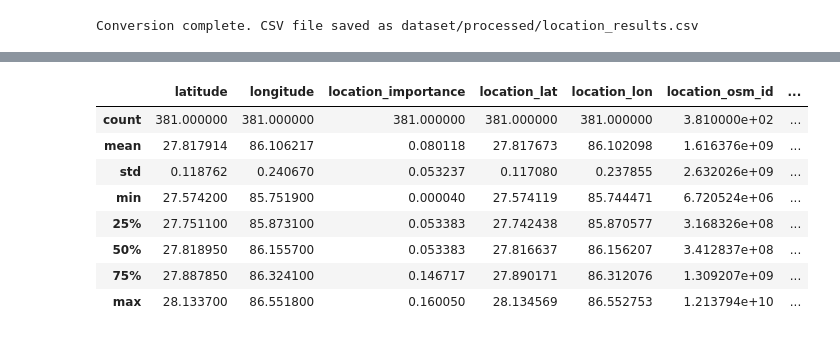
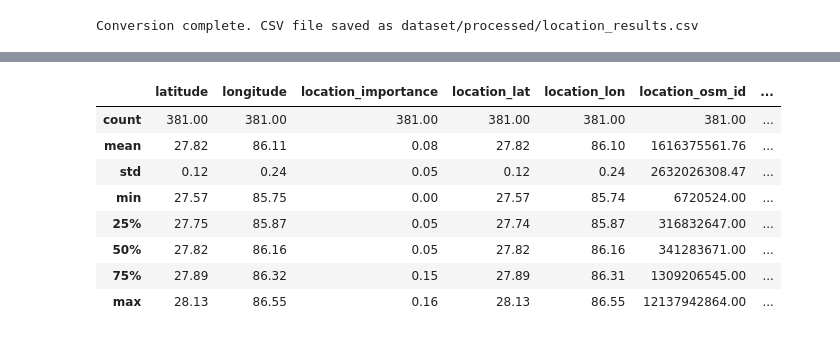
Before and after one commit to sahrohit/trekking-route-planner, a Jupyter notebook: notebook.ipynb, the cells around one changed output, grey strips where cells are left out. Saved outputs shown, nothing was run; the diff lists cells and outputs as text; code cells hidden in the pictures.

```diff
--- a/notebook.ipynb
+++ b/notebook.ipynb
@@ -375,14 +375,16 @@ Data columns (total 20 columns):
 dtypes: float64(5), int64(4), object(11)
 memory usage: 59.7+ KB
-# %%
-df.describe()
-# %% [output]
-|  | latitude | longitude | location_importance | location_lat | location_lon | location_osm_id | ... |
-| count | 381.000000 | 381.000000 | 381.000000 | 381.000000 | 381.000000 | 3.810000e+02 | ... |
-| mean | 27.817914 | 86.106217 | 0.080118 | 27.817673 | 86.102098 | 1.616376e+09 | ... |
-| std | 0.118762 | 0.240670 | 0.053237 | 0.117080 | 0.237855 | 2.632026e+09 | ... |
-| min | 27.574200 | 85.751900 | 0.000040 | 27.574119 | 85.744471 | 6.720524e+06 | ... |
-| 25% | 27.751100 | 85.873100 | 0.053383 | 27.742438 | 85.870577 | 3.168326e+08 | ... |
-| 50% | 27.818950 | 86.155700 | 0.053383 | 27.816637 | 86.156207 | 3.412837e+08 | ... |
-| 75% | 27.887850 | 86.324100 | 0.146717 | 27.890171 | 86.312076 | 1.309207e+09 | ... |
-| max | 28.133700 | 86.551800 | 0.160050 | 28.134569 | 86.552753 | 1.213794e+10 | ... |
+# %%
+pd.options.display.float_format = '{:.2f}'.format
+
+df.describe()
+# %% [output]
+|  | latitude | longitude | location_importance | location_lat | location_lon | location_osm_id | ... |
+| count | 381.00 | 381.00 | 381.00 | 381.00 | 381.00 | 381.00 | ... |
+| mean | 27.82 | 86.11 | 0.08 | 27.82 | 86.10 | 1616375561.76 | ... |
+| std | 0.12 | 0.24 | 0.05 | 0.12 | 0.24 | 2632026308.47 | ... |
+| min | 27.57 | 85.75 | 0.00 | 27.57 | 85.74 | 6720524.00 | ... |
+| 25% | 27.75 | 85.87 | 0.05 | 27.74 | 85.87 | 316832647.00 | ... |
+| 50% | 27.82 | 86.16 | 0.05 | 27.82 | 86.16 | 341283671.00 | ... |
+| 75% | 27.89 | 86.32 | 0.15 | 27.89 | 86.31 | 1309206545.00 | ... |
+| max | 28.13 | 86.55 | 0.16 | 28.13 | 86.55 | 12137942864.00 | ... |
```
Also changed, not shown: parts of 1 cell of this notebook, 3 other files.
